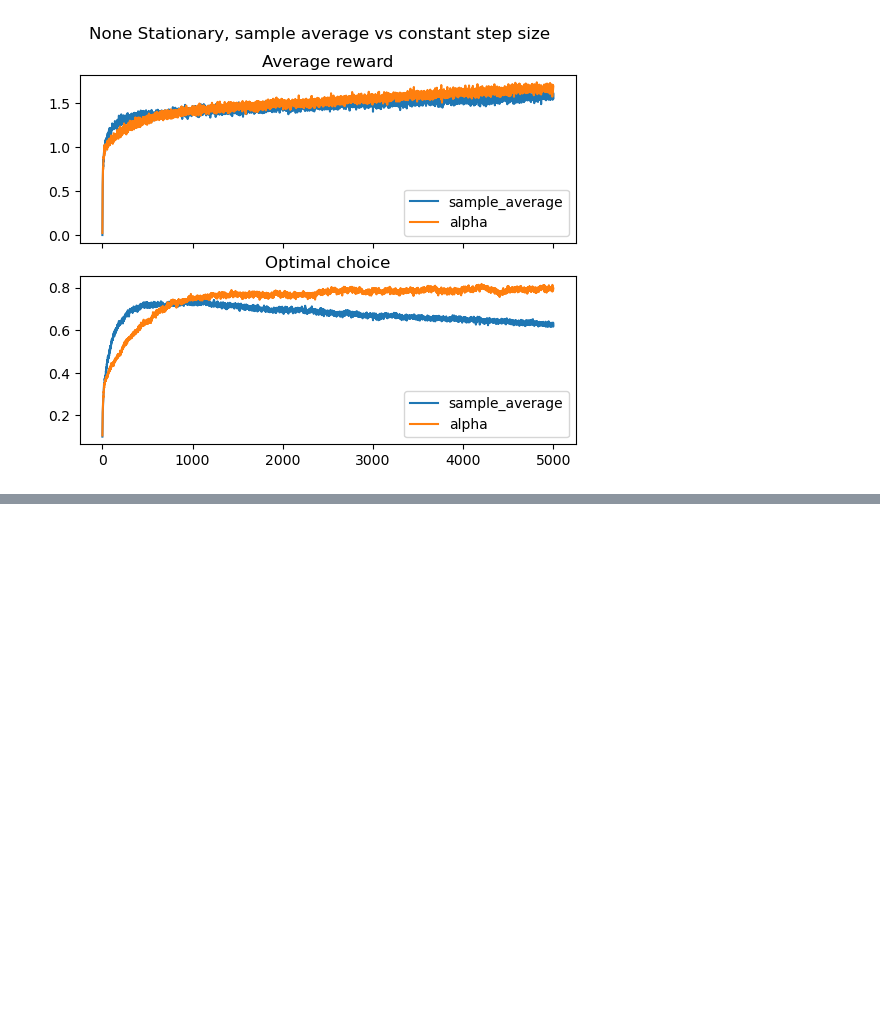
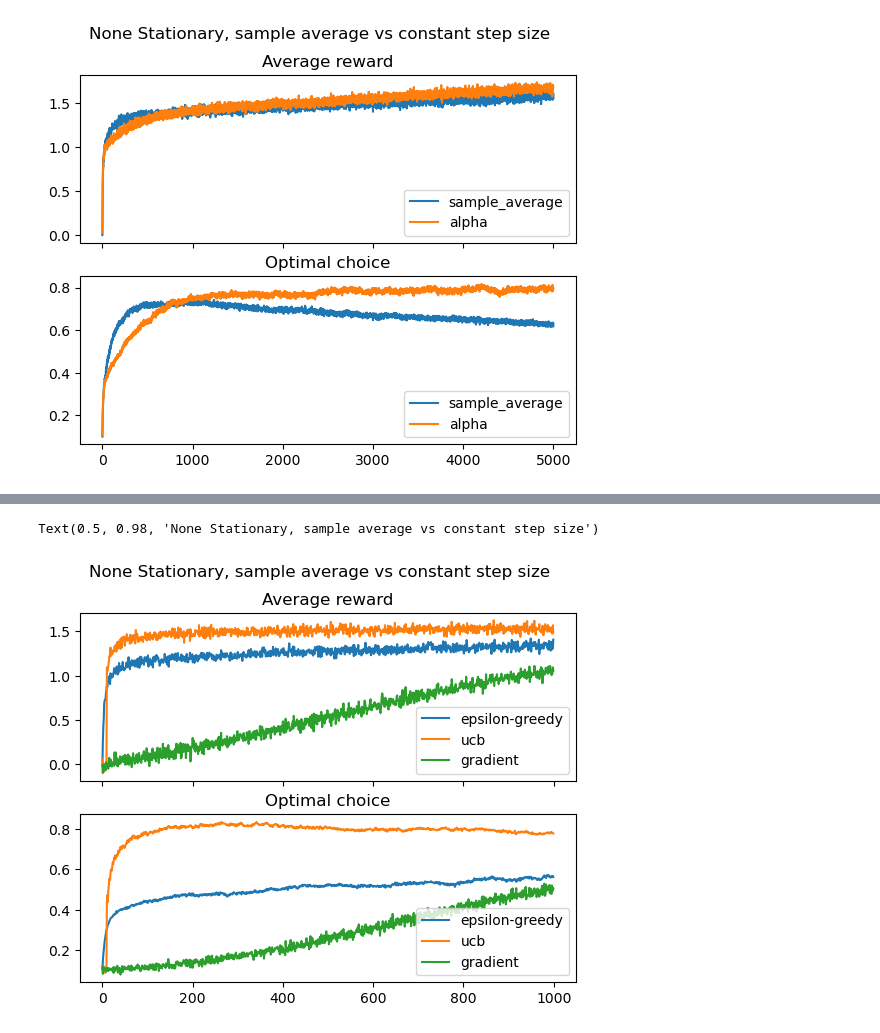
Before and after one commit to Torbjorn-Rasmussen/RL-an-introduction, a Jupyter notebook: excercises/ch2/ch2.ipynb, the cells around one changed output, grey strips where cells are left out. Saved outputs shown, nothing was run; the diff lists cells and outputs as text; code cells hidden in the pictures; blank space fills up the shorter version.

```diff
--- a/excercises/ch2/ch2_ex2-5.ipynb
+++ b/excercises/ch2/ch2.ipynb
@@ -212,0 +324,25 @@ Text(0.5, 0.98, 'None Stationary, sample average vs constant step size')
+# %%
+avg_rewards_epsilongreedy, avg_optimal_choice_epsilongreedy = get_averages(bandit_pairs_BanditAgentEpsilonGreedy)
+avg_rewards_ucb, avg_optimal_choice_ucb = get_averages(bandit_pairs_BanditAgentUCB)
+avg_rewards_gradient, avg_optimal_choice_gradient = get_averages(bandit_pairs_BanditAgentGradient)
+
+
+
+fig, axes = plt.subplots(nrows=2)
+axes[0].plot(avg_rewards_epsilongreedy, label='epsilon-greedy')
+axes[0].plot(avg_rewards_ucb, label='ucb')
+axes[0].plot(avg_rewards_gradient, label='gradient')
+axes[0].set_title('Average reward')
+axes[0].legend()
+axes[0].set_xticklabels([])
+
+axes[1].plot(avg_optimal_choice_epsilongreedy, label='epsilon-greedy')
+axes[1].plot(avg_optimal_choice_ucb, label='ucb')
+axes[1].plot(avg_optimal_choice_gradient, label='gradient')
+axes[1].set_title('Optimal choice')
+axes[1].legend()
+
+fig.suptitle('None Stationary, sample average vs constant step size')
+# %% [output]
+Text(0.5, 0.98, 'None Stationary, sample average vs constant step size')
+[figure, added]
```
Also changed, not shown: parts of 8 cells of this notebook, 1 other file.
